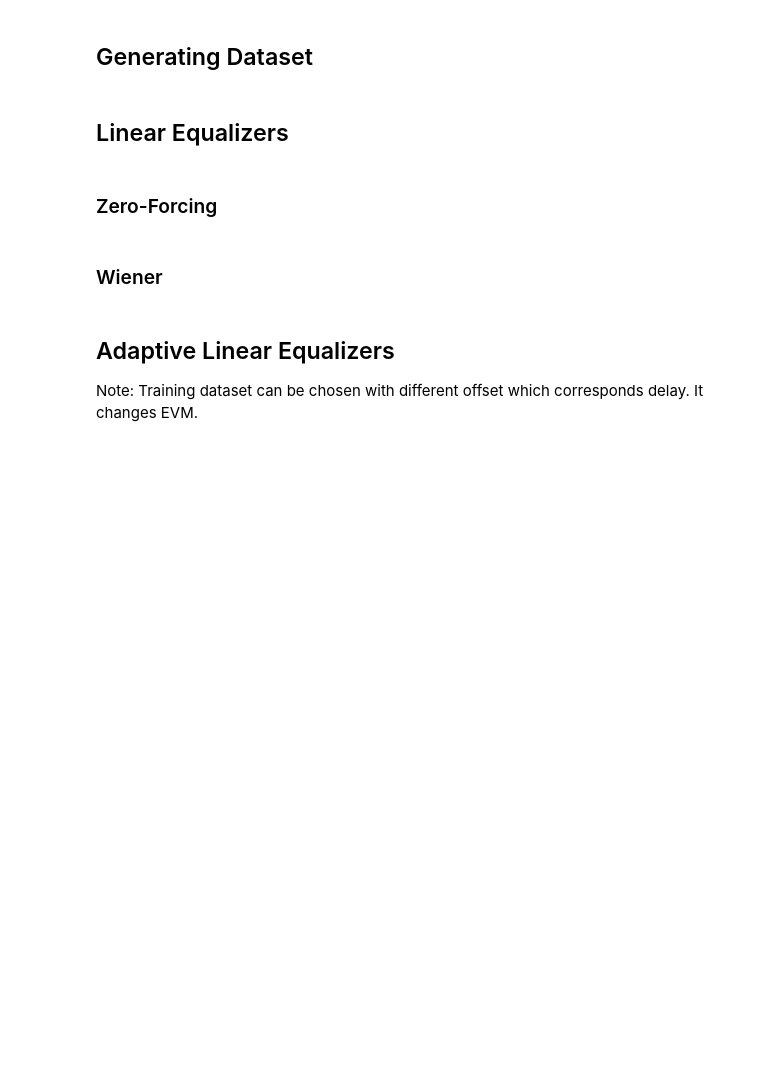
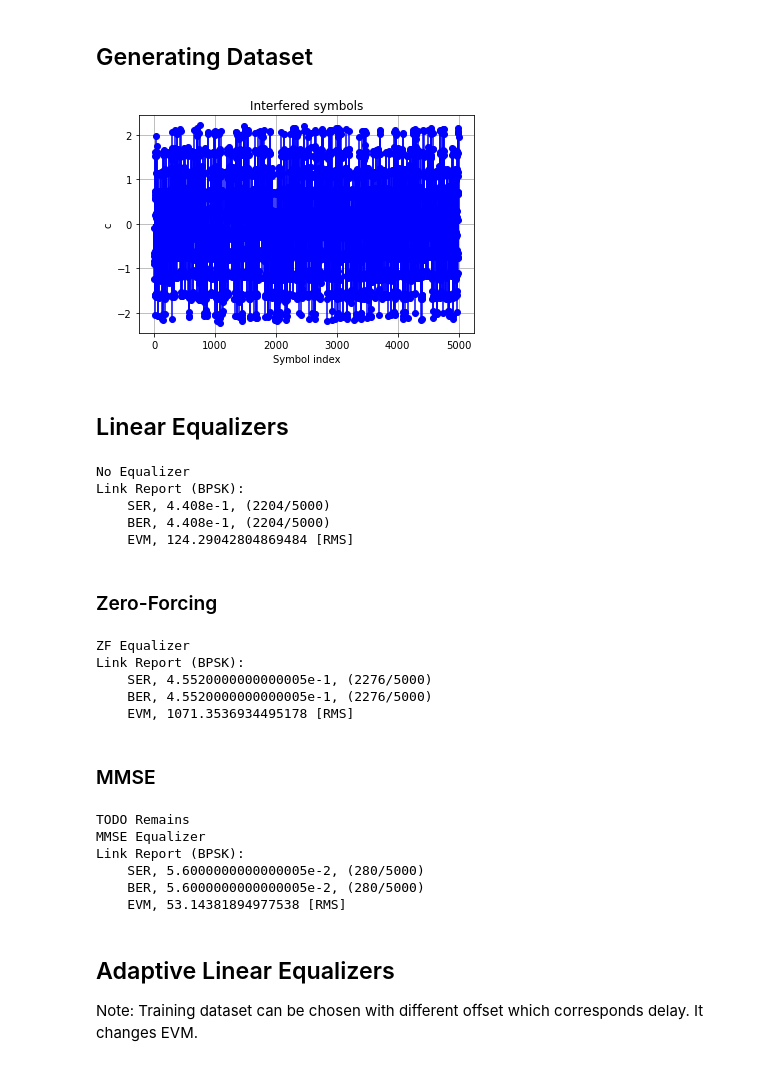
Before and after one commit to huzeyfe-erkek/comm, a Jupyter notebook: examples/equalizers/equalizer_comparison.ipynb, the cells around one changed output. Drawn from its saved outputs; the diff is of its cells as text; code cells hidden in the pictures; blank space fills up the shorter version.

```diff
--- a/examples/equalizers/equalizer_comparison.ipynb
+++ b/examples/equalizers/equalizer_comparison.ipynb
@@ -58,49 +65,94 @@ from modulation.bpsk_demodulator import BpskDemodulator
 # %%
 #------------------------------------------------------------------------------#
 # Data Parameters
 #------------------------------------------------------------------------------#
-N = 1000 # Number of bits to generate
+N = 5000 # Number of bits to generate
 bits = np.random.normal(0, 1, N) > 0
-symbols = 2*bits - 1
+
+modulator = BpskModulator()
+demodulator = BpskDemodulator()
+
+symbols = modulator(bits)
 
 #------------------------------------------------------------------------------#
 # Channel Parameters
 #------------------------------------------------------------------------------#
-#c = np.array([0.90, -0.15, 0.20, 0.10, -0.05]) # G. Stüber's example 7.2 in Section 7, Principles of Mobile Communication
-c = np.array([0.2835, 0.2031, 0.1455, 0.1043, 0.0747, 0.0535, 0.0384, 0.0275, 0.0197, 0.0141, 0.0101, 0.0072, 0.0052, 0.0037, 0.0027, 0.0019])
-snr_db = 10
+c = np.array([0.90, -0.15, 0.20, 0.10, -0.05]) # G. Stüber's example 7.2 in Section 7, Principles of Mobile Communication
+#c = np.array([0.2835, 0.2031, 0.1455, 0.1043, 0.0747, 0.0535, 0.0384, 0.0275, 0.0197, 0.0141, 0.0101, 0.0072, 0.0052, 0.0037, 0.0027, 0.0019])
+#c = np.array([0.1, 0.90, -0.15, 0.20, 0.01, -0.05]) # Some terrible channel
+#c = np.array([0.407, 0.815, 0.407]) # Channel B
+c = np.array([0.227, 0.460, 0.688, 0.460, 0.227]) # Channel C
+snr_db = 25
 snr = 10**(snr_db/10)
 
 #------------------------------------------------------------------------------#
 # Received signal
 #------------------------------------------------------------------------------#
 # TODO: Check SNR
 symbolsIsi = lfilter(c, 1, symbols)
 s_p = power(symbols) # Signal power
 n_p = s_p/snr # Noise power
 noise = sqrt(n_p) * np.random.normal(0, 1, symbolsIsi.size)
 symbolsIsi = symbolsIsi.astype(float) + noise
 
 # Plotting
 plt.figure()
 plt.title('Interfered symbols')
 plt.stem(symbolsIsi, basefmt=" ", linefmt="blue", markerfmt="bo")
 plt.grid()
 plt.xlabel('Symbol index')
 plt.ylabel('c')
 plt.show()
+# %% [output]
+[figure, added]
 # %% [markdown]
 ## Linear Equalizers
 # %%
-# Common parameters
+print("No Equalizer")
+linkReport(symbolsIsi, symbols, demodulator)
+# %% [output]
+No Equalizer
+Link Report (BPSK):
+    SER, 4.408e-1, (2204/5000)
+    BER, 4.408e-1, (2204/5000)
+    EVM, 124.29042804869484 [RMS]
 # %% [markdown]
 ### Zero-Forcing
 # %%
-# TODO
+# Get filter taps
+wZf = zeroForcing(c)
+
+# Record and equalize for each weight to monitor EVM
+yZf = filterB(wZf, symbolsIsi)
+
+print("ZF Equalizer")
+linkReport(yZf, symbols, demodulator)
+# %% [output]
+ZF Equalizer
+Link Report (BPSK):
+    SER, 4.5520000000000005e-1, (2276/5000)
+    BER, 4.5520000000000005e-1, (2276/5000)
+    EVM, 1071.3536934495178 [RMS]
 # %% [markdown]
-### Wiener
+### MMSE
 # %%
-# TODO
+# TODO: filter delay zf ve mmse
+print("TODO Remains")
+# Get filter taps
+wMmse = minimumMeanSquareError(c, n_p)
+
+# Record and equalize for each weight to monitor EVM
+yMmse = filterB(wMmse, symbolsIsi, wMmse.shape[0]-2)
+
+print("MMSE Equalizer")
+linkReport(yMmse, symbols, demodulator)
+# %% [output]
+TODO Remains
+MMSE Equalizer
+Link Report (BPSK):
+    SER, 5.6000000000000005e-2, (280/5000)
+    BER, 5.6000000000000005e-2, (280/5000)
+    EVM, 53.14381894977538 [RMS]
 # %% [markdown]
 ## Adaptive Linear Equalizers
 Note: Training dataset can be chosen with different offset which corresponds delay. It changes EVM.
```
Also changed, not shown: parts of 20 cells of this notebook, 6 other files.
